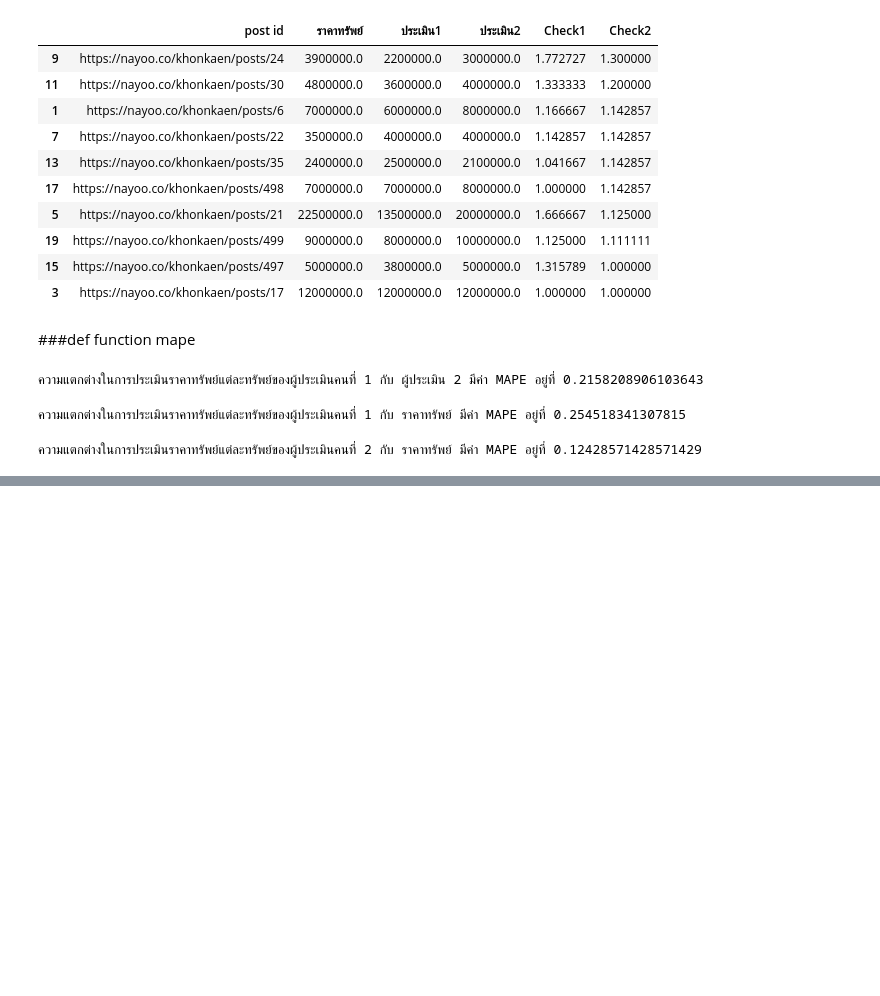
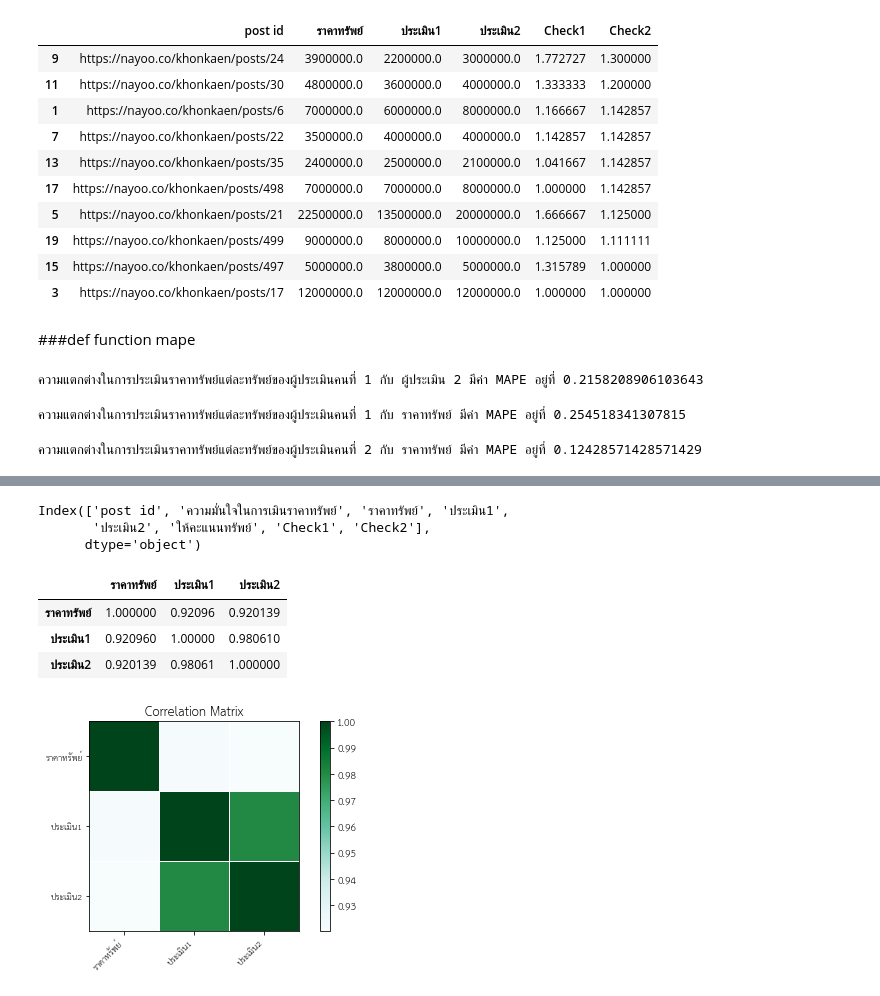
Before and after one commit to Nattakonjpg/bsc_dpbm22, a Jupyter notebook: [dataset1]_property_estimator.ipynb, the cells around one changed output, grey strips where cells are left out. Drawn from its saved outputs; the diff is of its cells as text; code cells hidden in the pictures; blank space fills up the shorter version.

```diff
--- a/[dataset1]_property_estimator.ipynb
+++ b/[dataset1]_property_estimator.ipynb
@@ -1309,0 +1354,9 @@ print(f'ความแตกต่างในการประเมินร
+# %%
+check1 = list() # ตั้งให้ check2 เป็น list ว่าง เพื่อให้ for loop มันรันค่าใส่ไว่้ใน list
+check2 = list()
+for row in tableHome.iterrows():
+    check1.append(checkvalue(row[1]['ราคาทรัพย์'],row[1]['ประเมิน1']))
+    check2.append(checkvalue(row[1]['ราคาทรัพย์'],row[1]['ประเมิน2']))
+check1
+check2
+# แต่ละ row ใน table จะทำใช้ function 'checkvalue' เพื่อหาค่าแล้วเพิ่มใน check1
@@ -1309,0 +1381,4 @@ print(f'ความแตกต่างในการประเมินร
+# %%
+tableHome['Check1'] = check1 #เพิ่มค่า check1 ไปในคอลัมน์ Check1
+tableHome['Check2'] = check2 #เพิ่มค่า check2 ไปในคอลัมน์ Check2
+tableHome.sort_values(by=['Check2'],ascending=False)
@@ -1309,0 +1409,8 @@ print(f'ความแตกต่างในการประเมินร
+# %%
+#index 544 ประเมิน2= 29 ล้าน -> 2.9 ล้าน [234]
+#index 292 ประเมิน2= 80 ล้าน -> 8.0 ล้าน [131]
+missing1 = tableHome.iloc[131,4]/10
+missing2 = tableHome.iloc[234,4]/10
+tableHome.iloc[131,4] = missing1
+tableHome.iloc[234,4] = missing2
+tableHome.sort_values(by=['Check2'],ascending=False)
@@ -1309,0 +1463,22 @@ print(f'ความแตกต่างในการประเมินร
+# %%
+tableHome.columns
+# %% [output]
+Index(['post id', 'ความมั่นใจในการเมินราคาทรัพย์', 'ราคาทรัพย์', 'ประเมิน1',
+       'ประเมิน2', 'ให้คะแนนทรัพย์', 'Check1', 'Check2'],
+      dtype='object')
+# %%
+homecorr = tableHome[['ราคาทรัพย์', 'ประเมิน1','ประเมิน2','ความมั่นใจในการเมินราคาทรัพย์','ให้คะแนนทรัพย์']]
+homecorr.corr(method='pearson')
+# %% [output]
+|  | ราคาทรัพย์ | ประเมิน1 | ประเมิน2 |
+| ราคาทรัพย์ | 1.000000 | 0.92096 | 0.920139 |
+| ประเมิน1 | 0.920960 | 1.00000 | 0.980610 |
+| ประเมิน2 | 0.920139 | 0.98061 | 1.000000 |
+# %%
+import statsmodels.api as sm
+import matplotlib.pyplot as plt
+corr = homecorr.corr()
+sm.graphics.plot_corr(corr, xnames=list(corr.columns), cmap='BuGn')
+plt.show()
+# %% [output]
+[figure, added]
```
Also changed, not shown: parts of 82 cells of this notebook.
